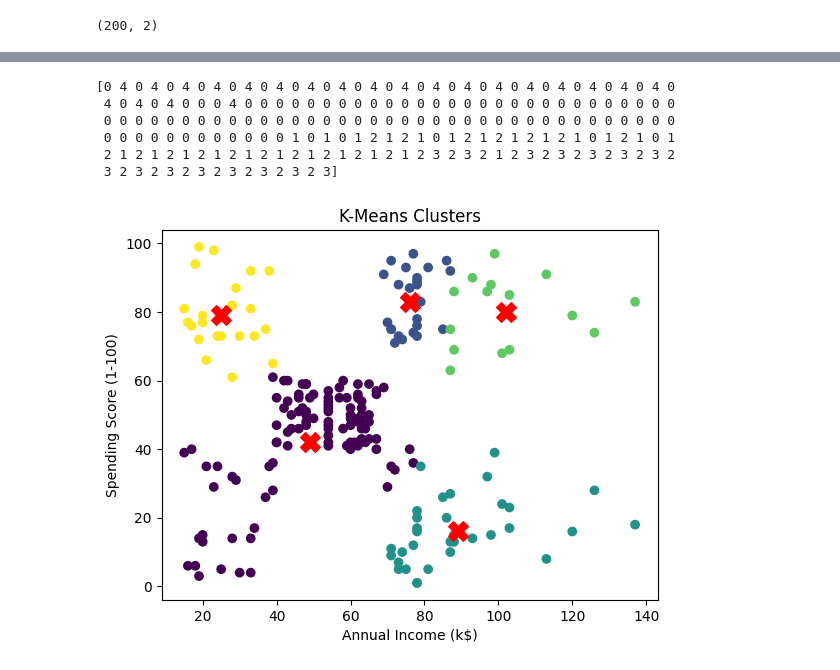
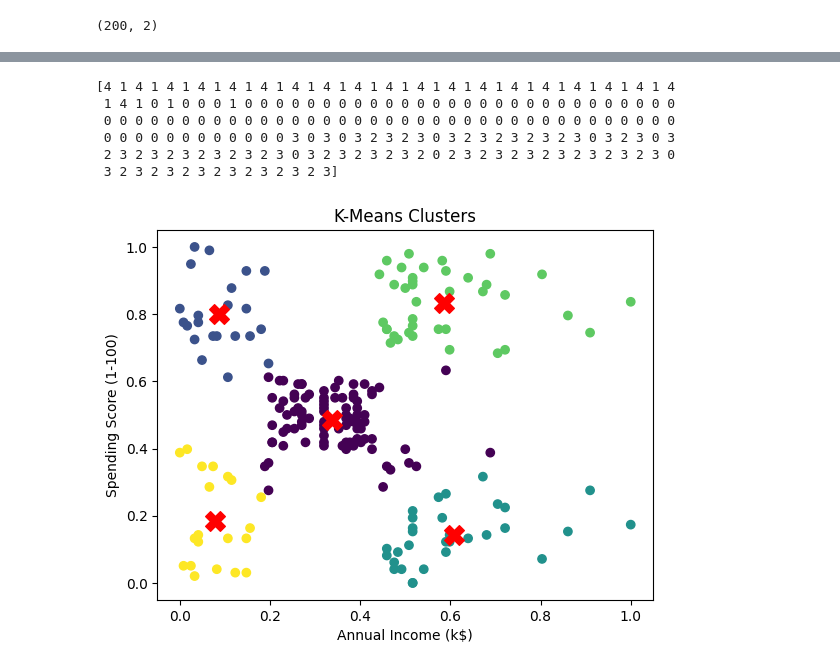
Before and after one commit to arturcatao/kmeans-from-scratch, a Jupyter notebook: notebooks/exploratory_data_analysis.ipynb, the cells around one changed output, grey strips where cells are left out. Drawn from its saved outputs; the diff is of its cells as text; code cells hidden in the pictures.

```diff
--- a/notebooks/exploratory_data_analysis.ipynb
+++ b/notebooks/exploratory_data_analysis.ipynb
@@ -40,3 +40,17 @@ X = X.values
 print(X.shape)
 # %% [output]
 (200, 2)
+# %%
+X = df[["Annual Income (k$)", "Spending Score (1-100)"]].values
+
+X_min = X.min(axis=0)
+X_max = X.max(axis=0)
+
+X_norm = (X - X_min) / (X_max - X_min)
+
+df_norm = pd.DataFrame(
+    X_norm,
+    columns=["Annual Income (k$)", "Spending Score (1-100)"]
+)
+
+print(df_norm.head())
@@ -45,27 +77,27 @@ import sys
 sys.path.append('../src')
 from kmeans import Kmeans
 # %%
-np.random.seed(13)
+#np.random.seed(13)
 
 model = model = Kmeans(k=5)
 
-model.fit(X)
+model.fit(X_norm)
 print(model.clusters)
 # %% [output]
-[0 4 0 4 0 4 0 4 0 4 0 4 0 4 0 4 0 4 0 4 0 4 0 4 0 4 0 4 0 4 0 4 0 4 0 4 0
- 4 0 4 0 4 0 0 0 4 0 0 0 0 0 0 0 0 0 0 0 0 0 0 0 0 0 0 0 0 0 0 0 0 0 0 0 0
+[4 1 4 1 4 1 4 1 4 1 4 1 4 1 4 1 4 1 4 1 4 1 4 1 4 1 4 1 4 1 4 1 4 1 4 1 4
+ 1 4 1 0 1 0 0 0 1 0 0 0 0 0 0 0 0 0 0 0 0 0 0 0 0 0 0 0 0 0 0 0 0 0 0 0 0
  0 0 0 0 0 0 0 0 0 0 0 0 0 0 0 0 0 0 0 0 0 0 0 0 0 0 0 0 0 0 0 0 0 0 0 0 0
- 0 0 0 0 0 0 0 0 0 0 0 0 1 0 1 0 1 2 1 2 1 0 1 2 1 2 1 2 1 2 1 0 1 2 1 0 1
- 2 1 2 1 2 1 2 1 2 1 2 1 2 1 2 1 2 1 2 1 2 3 2 3 2 1 2 3 2 3 2 3 2 3 2 3 2
+ 0 0 0 0 0 0 0 0 0 0 0 0 3 0 3 0 3 2 3 2 3 0 3 2 3 2 3 2 3 2 3 0 3 2 3 0 3
+ 2 3 2 3 2 3 2 3 2 3 2 3 0 3 2 3 2 3 2 3 2 0 2 3 2 3 2 3 2 3 2 3 2 3 2 3 0
  3 2 3 2 3 2 3 2 3 2 3 2 3 2 3]
 # %%
-plt.scatter(X[:, 0], X[:, 1], c=model.clusters, cmap='viridis')
+plt.scatter(X_norm[:, 0], X_norm[:, 1], c=model.clusters, cmap='viridis')
 plt.scatter(model.centroids[:, 0], model.centroids[:, 1], c='red', marker='X', s=200)
 plt.xlabel("Annual Income (k$)")
 plt.ylabel("Spending Score (1-100)")
 plt.title("K-Means Clusters")
 
-plt.savefig("../static/K-means Clusters", dpi=150)
+plt.savefig("../static/K-means Clusters Normalized", dpi=150)
 plt.show()
 # %% [output]
-[figure, old version]
+[figure, new version]
```
Also changed, not shown: parts of 2 cells of this notebook, 2 other files.
